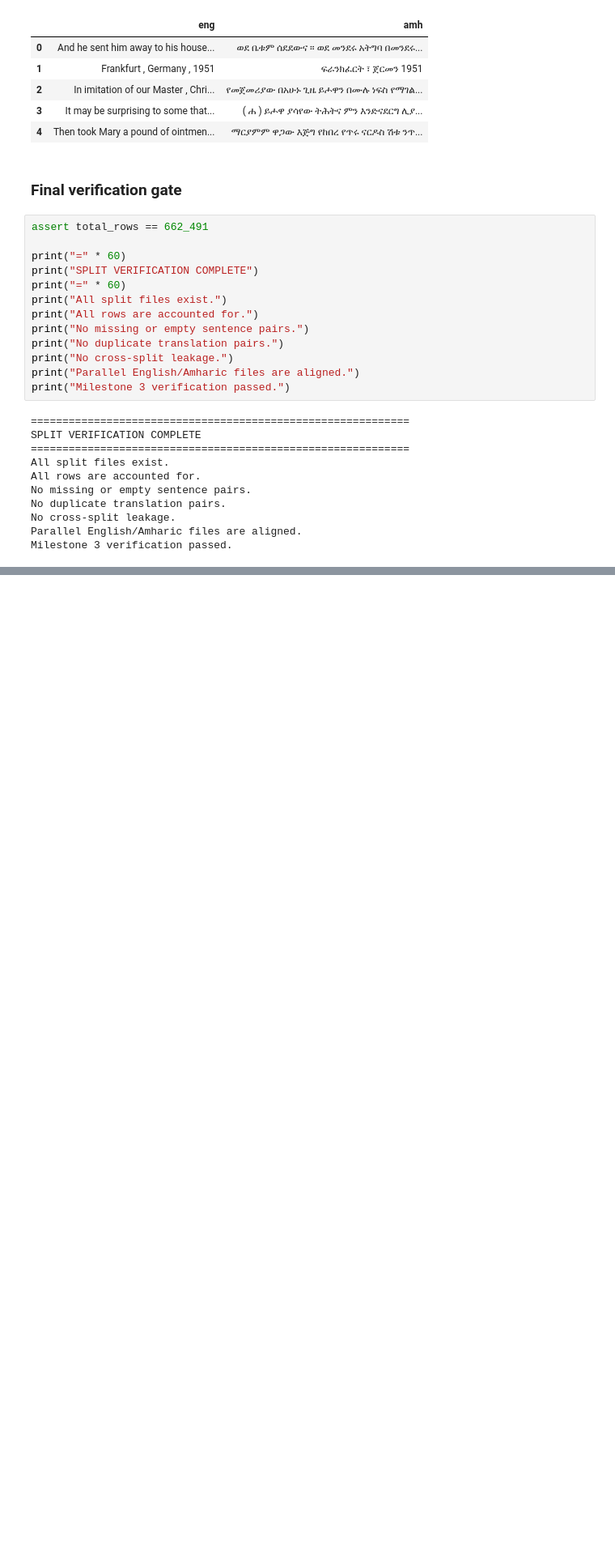
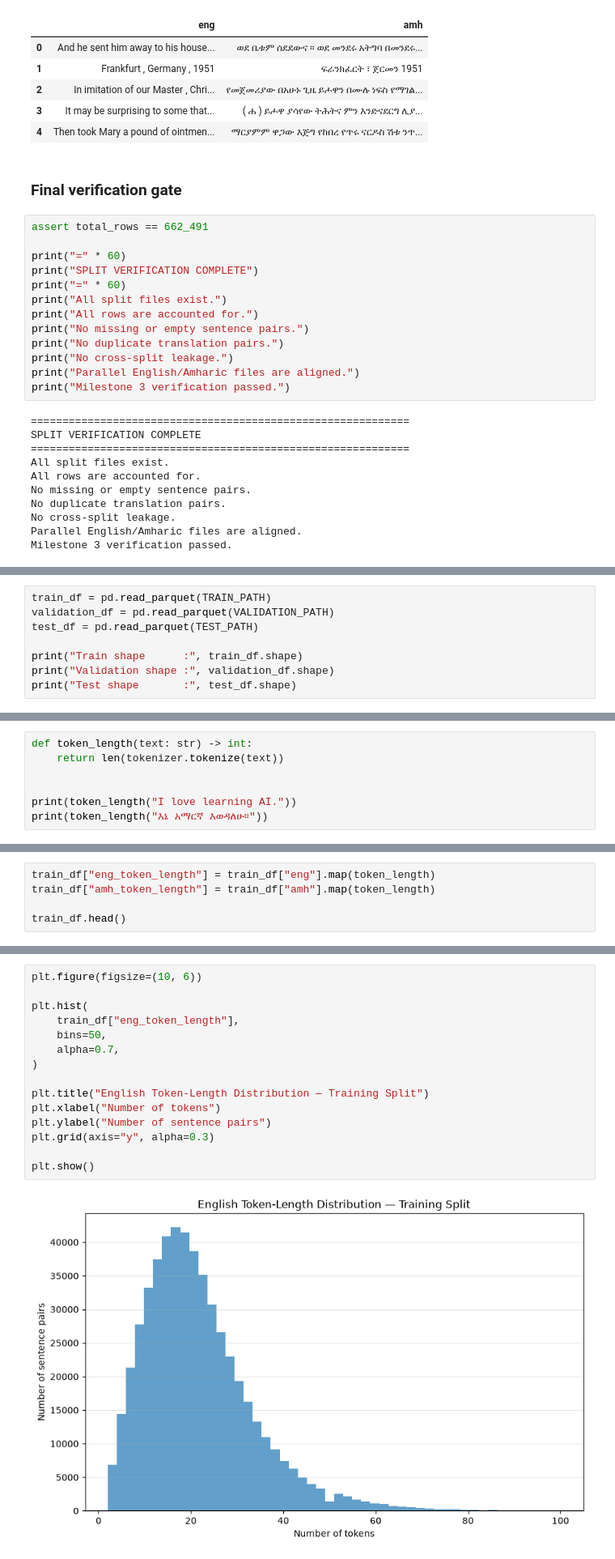
Before and after one commit to 21Oli/neural-machine-translation, a Jupyter notebook: notebooks/02_preprocessing_analysis.ipynb, the cells around one changed output, grey strips where cells are left out. Shown at 81% size. Saved outputs shown, nothing was run; the diff lists cells and outputs as text; blank space fills up the shorter version.

```diff
--- a/notebooks/02_preprocessing_analysis.ipynb
+++ b/notebooks/02_preprocessing_analysis.ipynb
@@ -1155,0 +1257,8 @@ Milestone 3 verification passed.
+# %%
+train_df = pd.read_parquet(TRAIN_PATH)
+validation_df = pd.read_parquet(VALIDATION_PATH)
+test_df = pd.read_parquet(TEST_PATH)
+
+print("Train shape      :", train_df.shape)
+print("Validation shape :", validation_df.shape)
+print("Test shape       :", test_df.shape)
@@ -1155,0 +1387,7 @@ Milestone 3 verification passed.
+# %%
+def token_length(text: str) -> int:
+    return len(tokenizer.tokenize(text))
+
+
+print(token_length("I love learning AI."))
+print(token_length("እኔ አማርኛ እወዳለሁ።"))
@@ -1155,0 +1399,5 @@ Milestone 3 verification passed.
+# %%
+train_df["eng_token_length"] = train_df["eng"].map(token_length)
+train_df["amh_token_length"] = train_df["amh"].map(token_length)
+
+train_df.head()
@@ -1155,0 +1625,17 @@ Milestone 3 verification passed.
+# %%
+plt.figure(figsize=(10, 6))
+
+plt.hist(
+    train_df["eng_token_length"],
+    bins=50,
+    alpha=0.7,
+)
+
+plt.title("English Token-Length Distribution — Training Split")
+plt.xlabel("Number of tokens")
+plt.ylabel("Number of sentence pairs")
+plt.grid(axis="y", alpha=0.3)
+
+plt.show()
+# %% [output]
+[figure, added]
```
Also changed, not shown: parts of 73 cells of this notebook, 4 other files.
